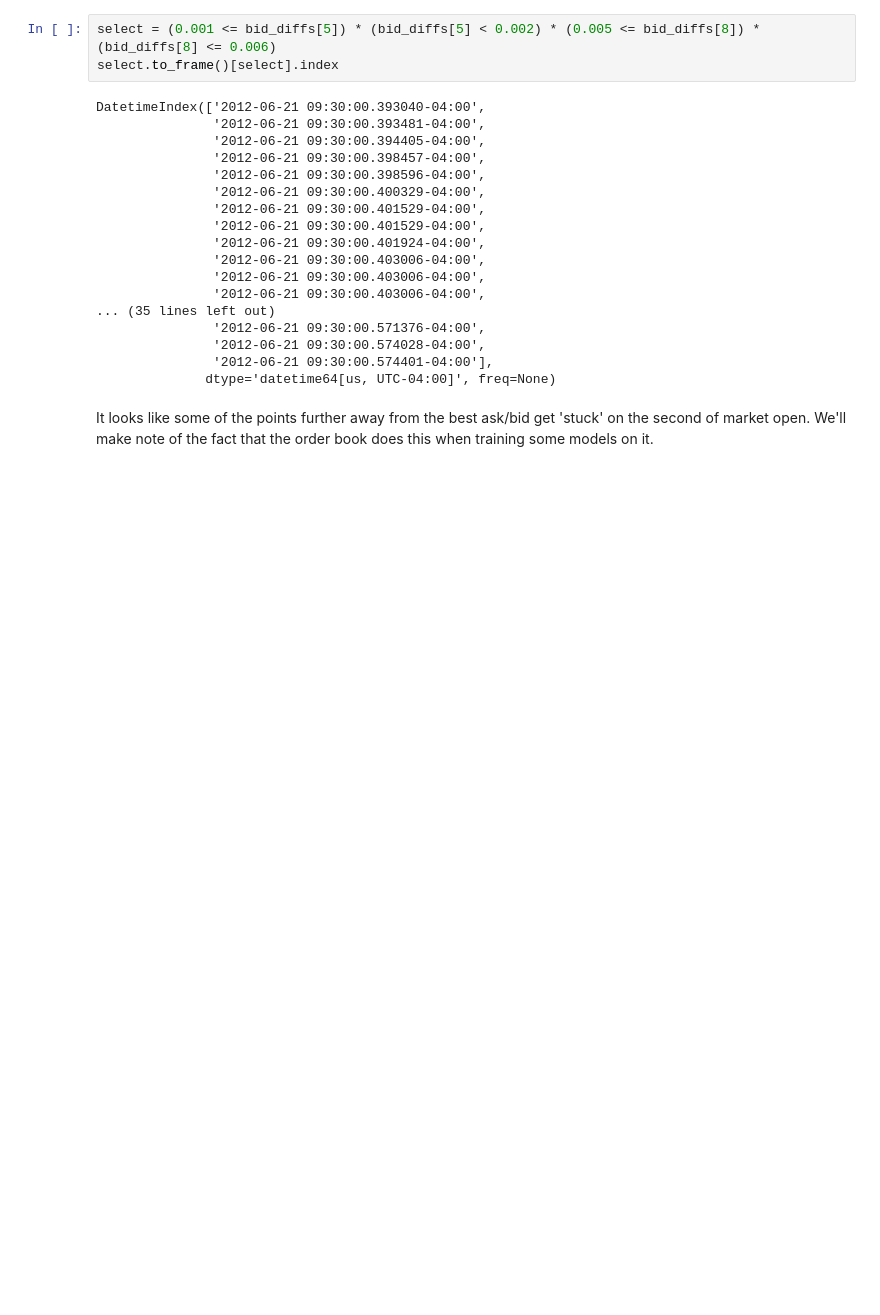
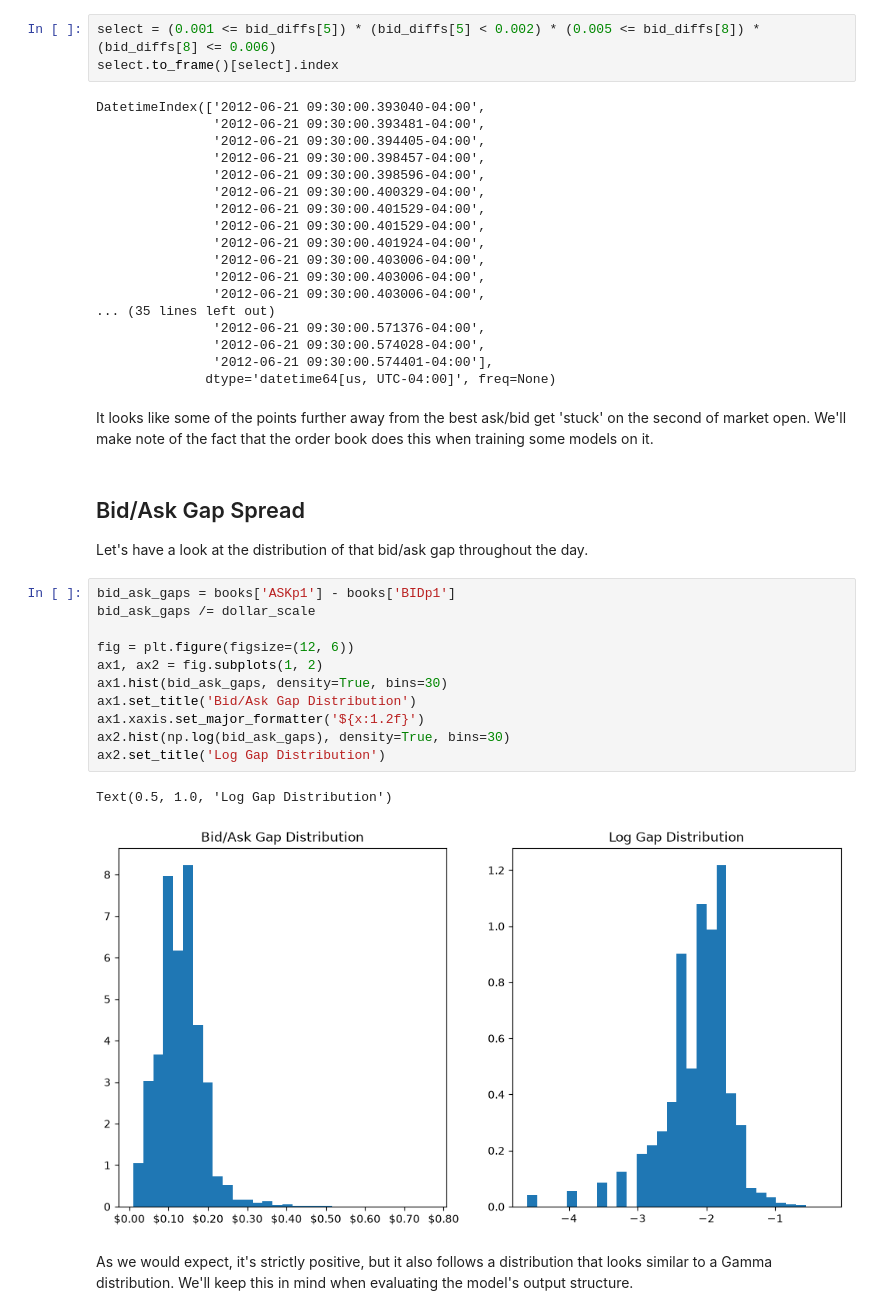
Before and after one commit to carsonalh/PatternAnalysis-2026, a Jupyter notebook: recognition/notebooks/order_book_analysis.ipynb, the cells around one changed output. Saved outputs shown, nothing was run; the diff lists cells and outputs as text; blank space fills up the shorter version.

```diff
--- a/recognition/notebooks/order_book_analysis.ipynb
+++ b/recognition/notebooks/order_book_analysis.ipynb
@@ -258,3 +258,23 @@ DatetimeIndex(['2012-06-21 09:30:00.393040-04:00',
               dtype='datetime64[us, UTC-04:00]', freq=None)
 # %% [markdown]
 It looks like some of the points further away from the best ask/bid get 'stuck' on the second of market open. We'll make note of the fact that the order book does this when training some models on it.
+# %% [markdown]
+## Bid/Ask Gap Spread
+
+Let's have a look at the distribution of that bid/ask gap throughout the day.
+# %%
+bid_ask_gaps = books['ASKp1'] - books['BIDp1']
+bid_ask_gaps /= dollar_scale
+
+fig = plt.figure(figsize=(12, 6))
+ax1, ax2 = fig.subplots(1, 2)
+ax1.hist(bid_ask_gaps, density=True, bins=30)
+ax1.set_title('Bid/Ask Gap Distribution')
+ax1.xaxis.set_major_formatter('${x:1.2f}')
+ax2.hist(np.log(bid_ask_gaps), density=True, bins=30)
+ax2.set_title('Log Gap Distribution')
+# %% [output]
+Text(0.5, 1.0, 'Log Gap Distribution')
+[figure, added]
+# %% [markdown]
+As we would expect, it's strictly positive, but it also follows a distribution that looks similar to a Gamma distribution. We'll keep this in mind when evaluating the model's output structure.
```
Also changed, not shown: 4 other files.
